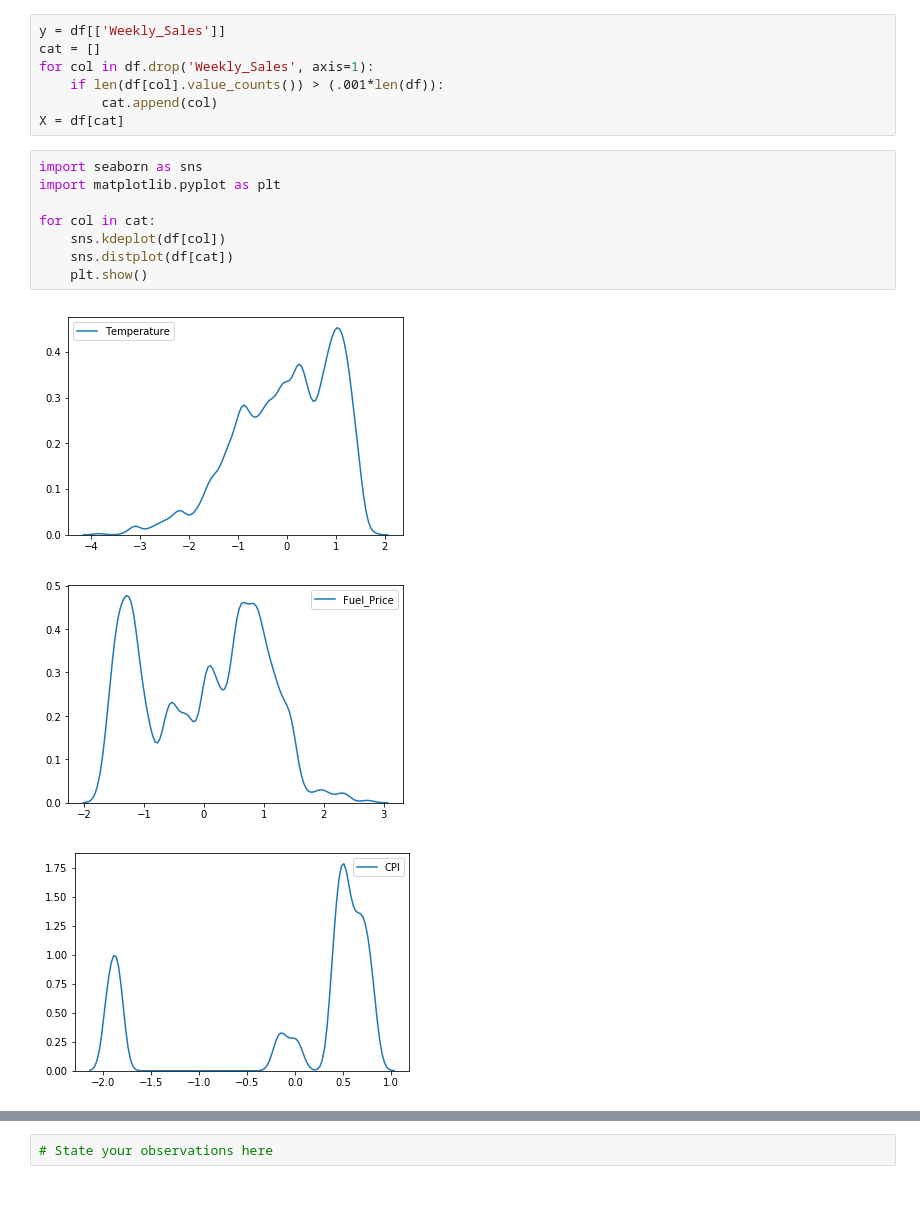
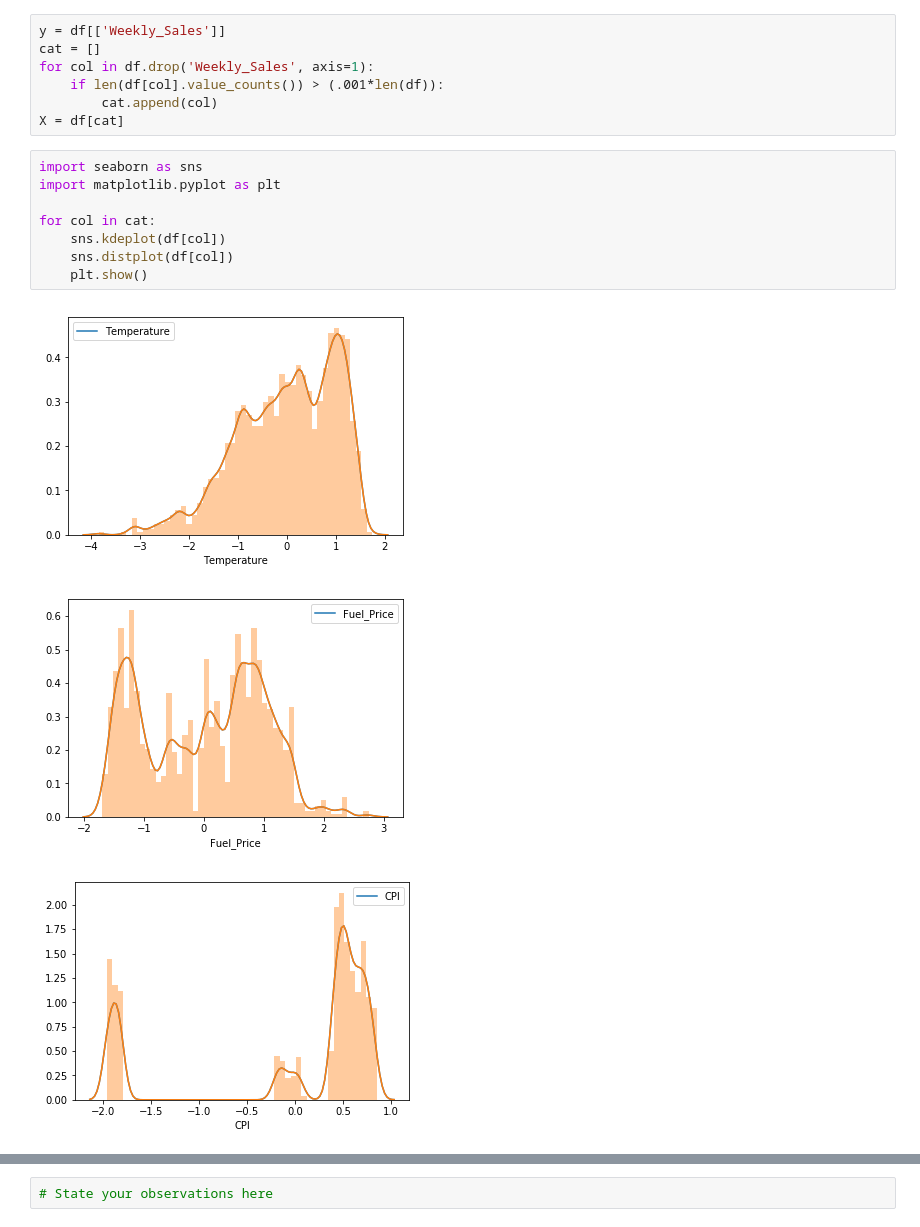
Before and after one commit to UpwardTrajectory/dsc-1-12-08-exploring-our-data-lab-seattle-ds-career-040119, a Jupyter notebook: index.ipynb, the cells around one changed output, grey strips where cells are left out. Drawn from its saved outputs; the diff is of its cells as text; blank space fills up the shorter version.

```diff
--- a/index.ipynb
+++ b/index.ipynb
@@ -95,12 +95,12 @@ X = df[cat]
 # %%
 import seaborn as sns
 import matplotlib.pyplot as plt
 
 for col in cat:
     sns.kdeplot(df[col])
-    sns.distplot(df[cat])
+    sns.distplot(df[col])
     plt.show()
 # %% [output]
-[figure, old version]
+[figure, new version]
-[figure, old version]
+[figure, new version]
-[figure, old version]
+[figure, new version]
```
Also changed, not shown: parts of 1 cell of this notebook.
